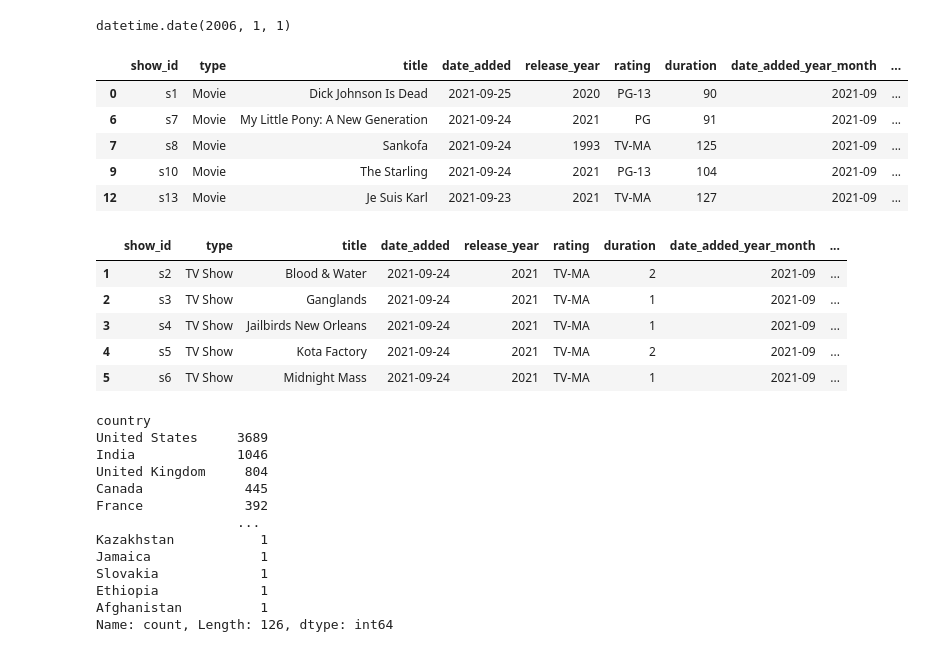
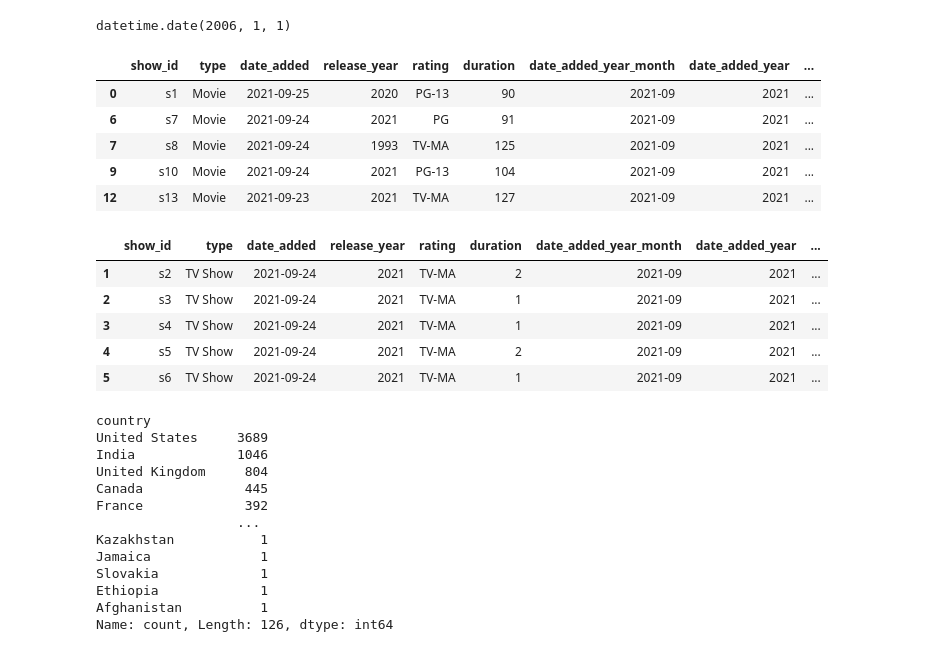
Before and after one commit to gautamnaik1994/NetflixDataAnalysisCaseStudy, a Jupyter notebook: CaseStudy.ipynb, the cells around one changed output. Cells and saved outputs as stored; diff of their text form; code cells hidden in the pictures.

```diff
--- a/CaseStudy.ipynb
+++ b/CaseStudy.ipynb
@@ -95,5 +95,5 @@ df.sample(10)
 # %%
-df = df.drop("description", axis=1)
+df = df.drop(["description","title"], axis=1)
 # %%
 df.info()
 # %% [output]
@@ -317,27 +315,28 @@ df.loc[mask, "date_added"] = df.loc[mask, "release_year"].apply(lambda x: max(pd
 # %%
 df["duration"]=df["duration"].apply(lambda x: x.split(" ")[0])
 
 df["date_added_year"]=df["date_added"].dt.year
 df["date_added_month"]=df["date_added"].dt.month
 df["date_added_month_name"]=df["date_added"].dt.month_name()
+df["dat_added_period"]=pd.cut(df["date_added_year"], bins=[0,2005, 2010, 2015,2022 ], labels=["2005","2006-2010","2011-2015","2016-2022"])
 
 movies_df=df.loc[df["type"]=="Movie"]
 tv_shows_df=df.loc[df["type"]=="TV Show"]
 movies_df.head()
 tv_shows_df.head()
 # %% [output]
-|  | show_id | type | title | date_added | release_year | rating | duration | date_added_year_month | ... |
-| 0 | s1 | Movie | Dick Johnson Is Dead | 2021-09-25 | 2020 | PG-13 | 90 | 2021-09 | ... |
-| 6 | s7 | Movie | My Little Pony: A New Generation | 2021-09-24 | 2021 | PG | 91 | 2021-09 | ... |
-| 7 | s8 | Movie | Sankofa | 2021-09-24 | 1993 | TV-MA | 125 | 2021-09 | ... |
-| 9 | s10 | Movie | The Starling | 2021-09-24 | 2021 | PG-13 | 104 | 2021-09 | ... |
-| 12 | s13 | Movie | Je Suis Karl | 2021-09-23 | 2021 | TV-MA | 127 | 2021-09 | ... |
+|  | show_id | type | date_added | release_year | rating | duration | date_added_year_month | date_added_year | ... |
+| 0 | s1 | Movie | 2021-09-25 | 2020 | PG-13 | 90 | 2021-09 | 2021 | ... |
+| 6 | s7 | Movie | 2021-09-24 | 2021 | PG | 91 | 2021-09 | 2021 | ... |
+| 7 | s8 | Movie | 2021-09-24 | 1993 | TV-MA | 125 | 2021-09 | 2021 | ... |
+| 9 | s10 | Movie | 2021-09-24 | 2021 | PG-13 | 104 | 2021-09 | 2021 | ... |
+| 12 | s13 | Movie | 2021-09-23 | 2021 | TV-MA | 127 | 2021-09 | 2021 | ... |
-|  | show_id | type | title | date_added | release_year | rating | duration | date_added_year_month | ... |
-| 1 | s2 | TV Show | Blood & Water | 2021-09-24 | 2021 | TV-MA | 2 | 2021-09 | ... |
-| 2 | s3 | TV Show | Ganglands | 2021-09-24 | 2021 | TV-MA | 1 | 2021-09 | ... |
-| 3 | s4 | TV Show | Jailbirds New Orleans | 2021-09-24 | 2021 | TV-MA | 1 | 2021-09 | ... |
-| 4 | s5 | TV Show | Kota Factory | 2021-09-24 | 2021 | TV-MA | 2 | 2021-09 | ... |
-| 5 | s6 | TV Show | Midnight Mass | 2021-09-24 | 2021 | TV-MA | 1 | 2021-09 | ... |
+|  | show_id | type | date_added | release_year | rating | duration | date_added_year_month | date_added_year | ... |
+| 1 | s2 | TV Show | 2021-09-24 | 2021 | TV-MA | 2 | 2021-09 | 2021 | ... |
+| 2 | s3 | TV Show | 2021-09-24 | 2021 | TV-MA | 1 | 2021-09 | 2021 | ... |
+| 3 | s4 | TV Show | 2021-09-24 | 2021 | TV-MA | 1 | 2021-09 | 2021 | ... |
+| 4 | s5 | TV Show | 2021-09-24 | 2021 | TV-MA | 2 | 2021-09 | 2021 | ... |
+| 5 | s6 | TV Show | 2021-09-24 | 2021 | TV-MA | 1 | 2021-09 | 2021 | ... |
 # %%
 country_df.value_counts()
 print("=====================")
```
Also changed, not shown: parts of 66 cells of this notebook, 4 other files.
